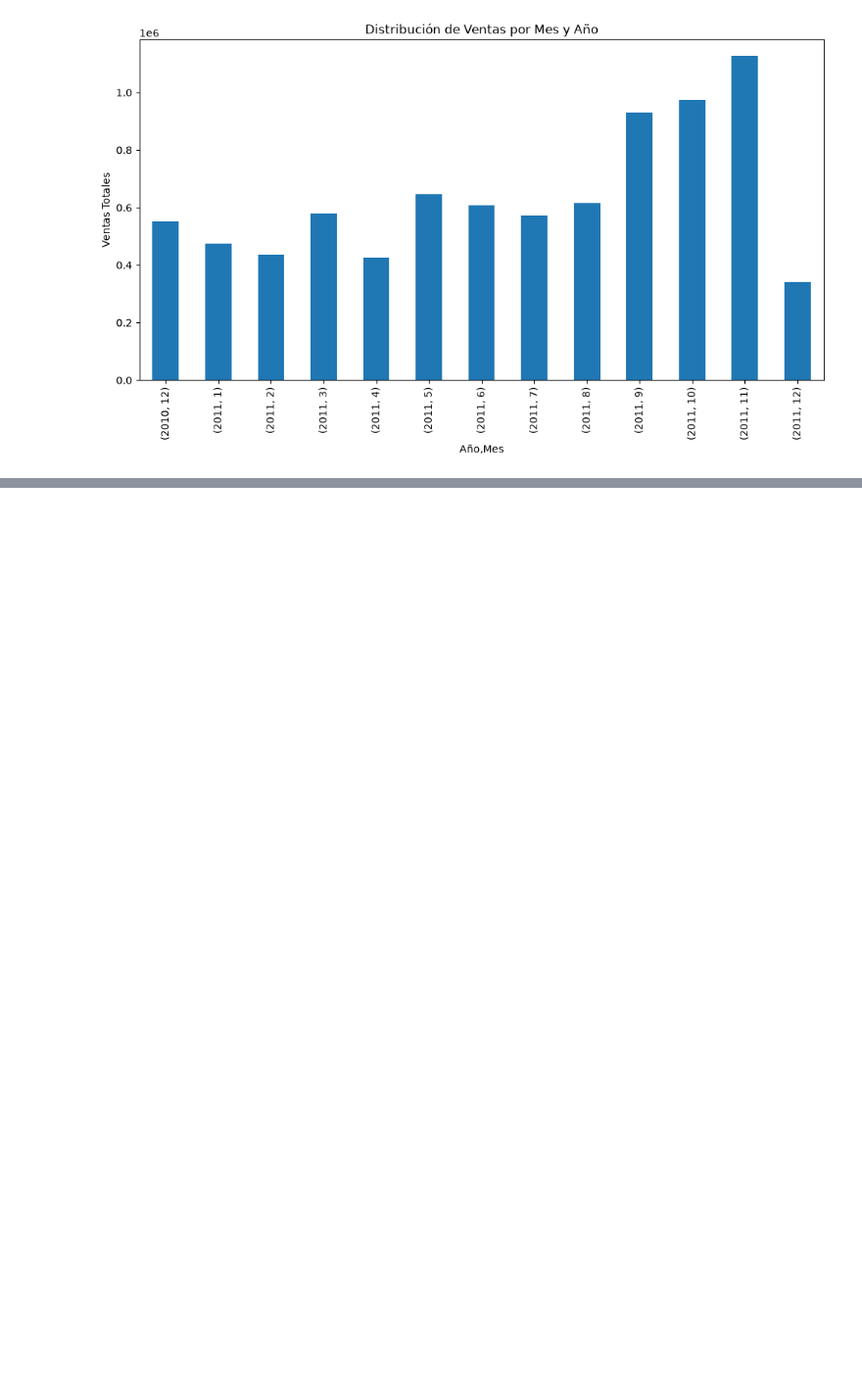
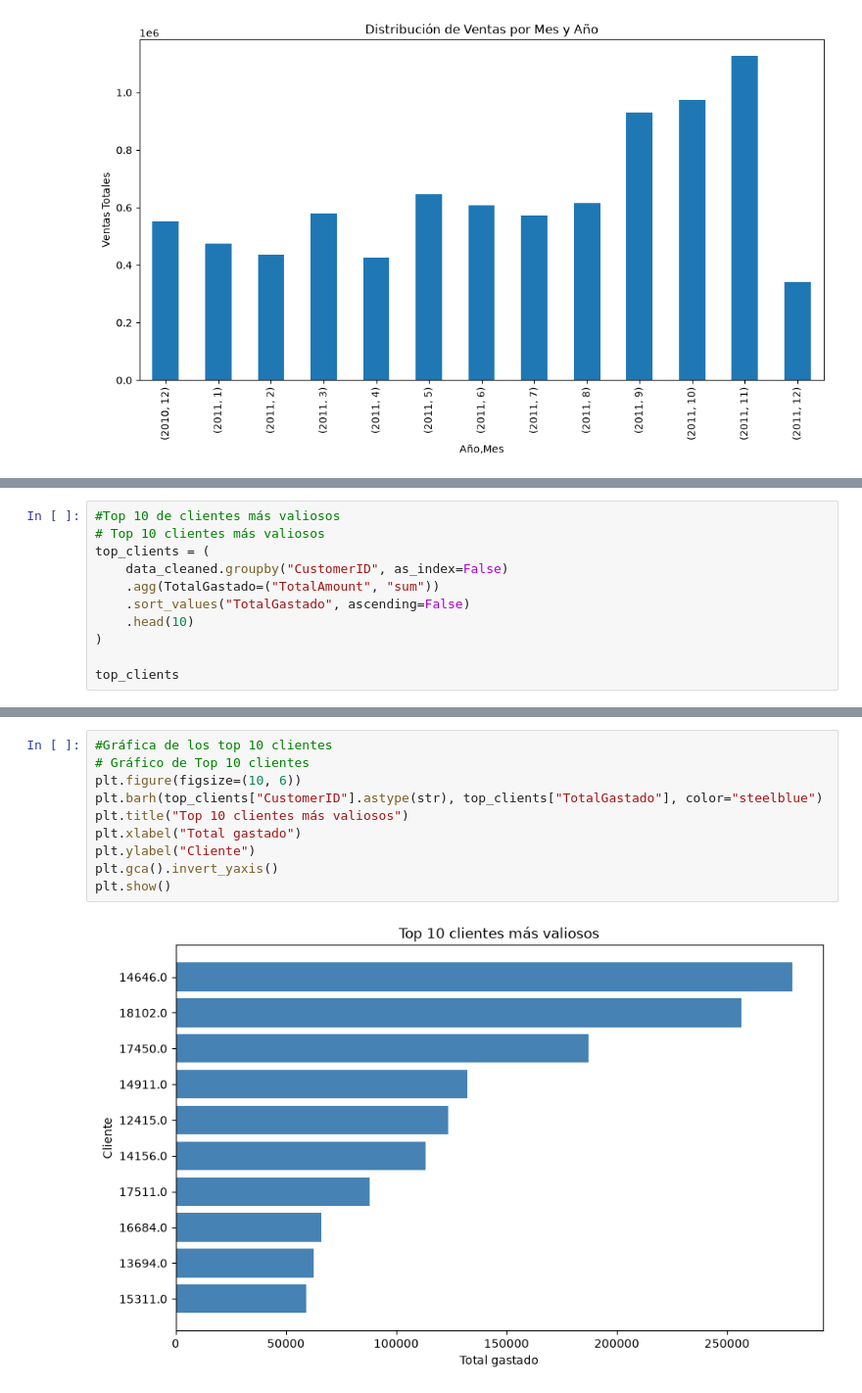
Before and after one commit to mdealerdude/Proyecto-sobre-An-lisis-de-Datos, a Jupyter notebook: cuaderno.ipynb, the cells around one changed output, grey strips where cells are left out. Shown at 98% size. Saved outputs shown, nothing was run; the diff lists cells and outputs as text; blank space fills up the shorter version.

```diff
--- a/cuaderno.ipynb
+++ b/cuaderno.ipynb
@@ -259,0 +275,11 @@ top_products
+# %%
+#Top 10 de clientes más valiosos
+# Top 10 clientes más valiosos
+top_clients = (
+    data_cleaned.groupby("CustomerID", as_index=False)
+    .agg(TotalGastado=("TotalAmount", "sum"))
+    .sort_values("TotalGastado", ascending=False)
+    .head(10)
+)
+
+top_clients
@@ -259,0 +298,12 @@ top_products
+# %%
+#Gráfica de los top 10 clientes
+# Gráfico de Top 10 clientes
+plt.figure(figsize=(10, 6))
+plt.barh(top_clients["CustomerID"].astype(str), top_clients["TotalGastado"], color="steelblue")
+plt.title("Top 10 clientes más valiosos")
+plt.xlabel("Total gastado")
+plt.ylabel("Cliente")
+plt.gca().invert_yaxis()
+plt.show()
+# %% [output]
+[figure, added]
```
Also changed, not shown: parts of 5 cells of this notebook, 1 other file.
